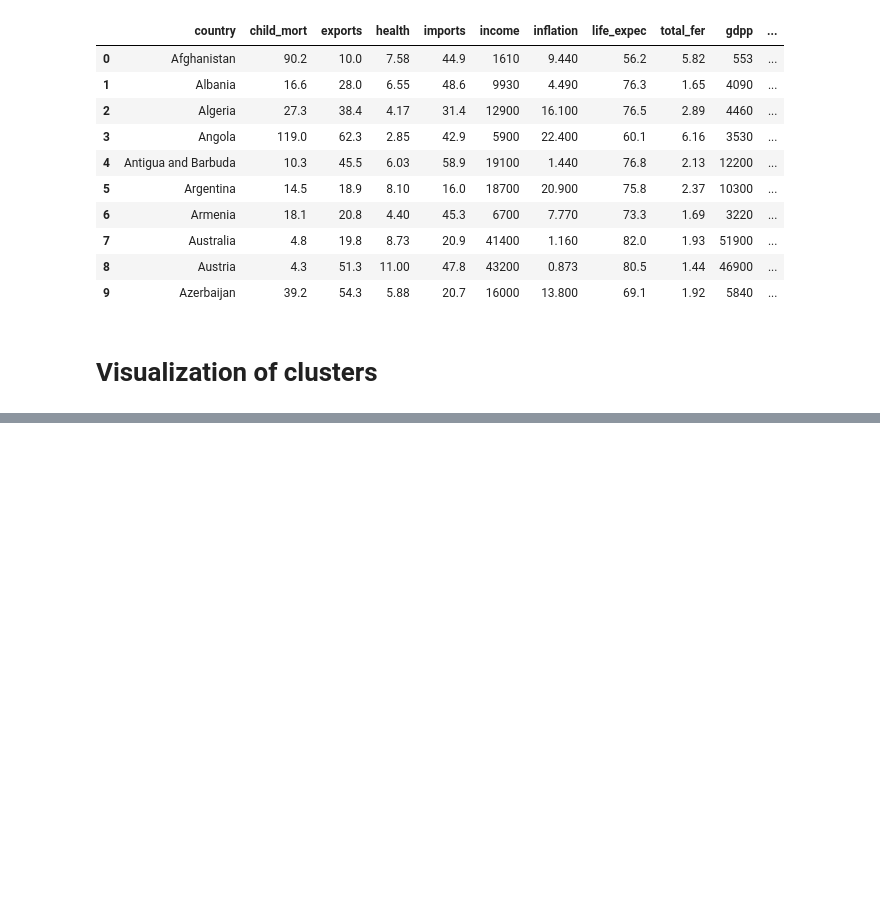
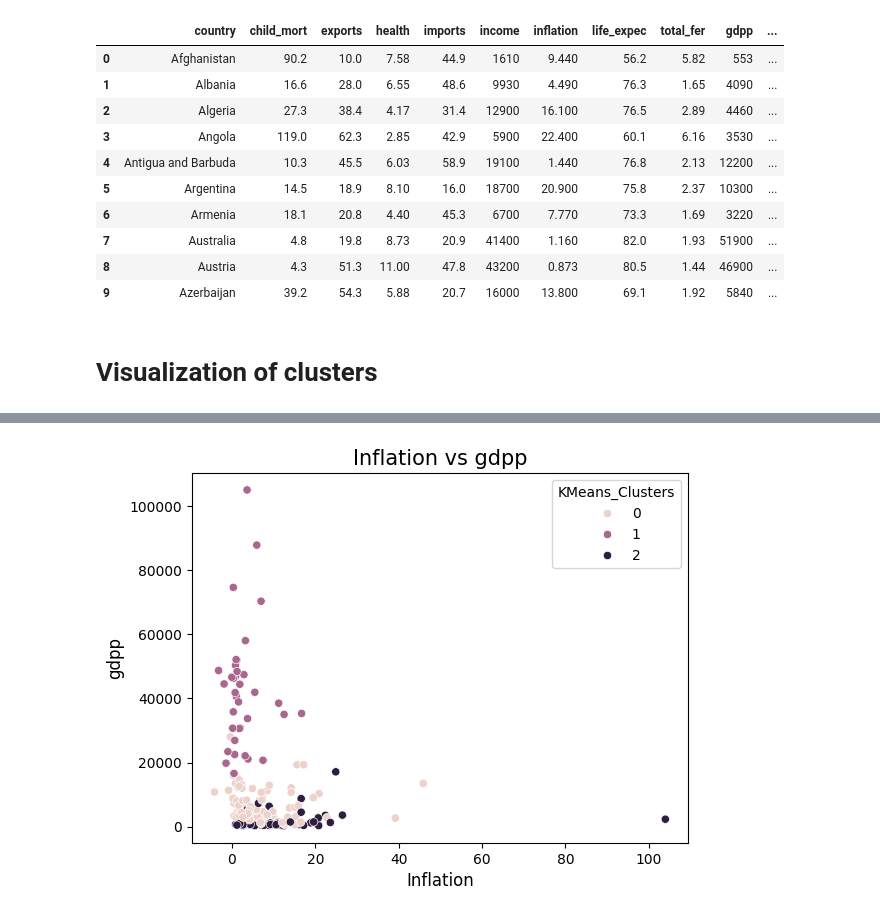
Before and after one commit to ADEOYE-MARY25/ml, a Jupyter notebook: unsupervised_project/unspervised_country_dataset.ipynb, the cells around one changed output, grey strips where cells are left out. Saved outputs shown, nothing was run; the diff lists cells and outputs as text; code cells hidden in the pictures; blank space fills up the shorter version.

```diff
--- a/unsupervised_project/unspervised_country_dataset.ipynb
+++ b/unsupervised_project/unspervised_country_dataset.ipynb
@@ -333,0 +340,9 @@ sns.scatterplot(kmeans_df)
+# %%
+# Visuliazation of clusters inflation vs gdpp
+sns.scatterplot(x=kmeans_df['inflation'], y=kmeans_df['gdpp'], hue='KMeans_Clusters', data=kmeans_df)
+plt.title("Inflation vs gdpp", fontsize=15)
+plt.xlabel("Inflation", fontsize=12)
+plt.ylabel("gdpp", fontsize=12)
+plt.show()
+# %% [output]
+[figure, added]
```
Also changed, not shown: parts of 20 cells of this notebook.
